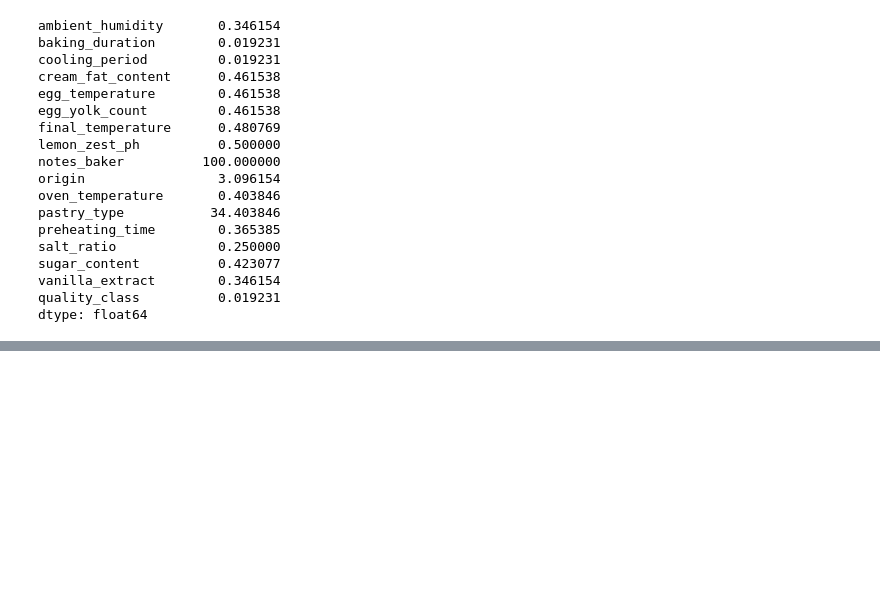
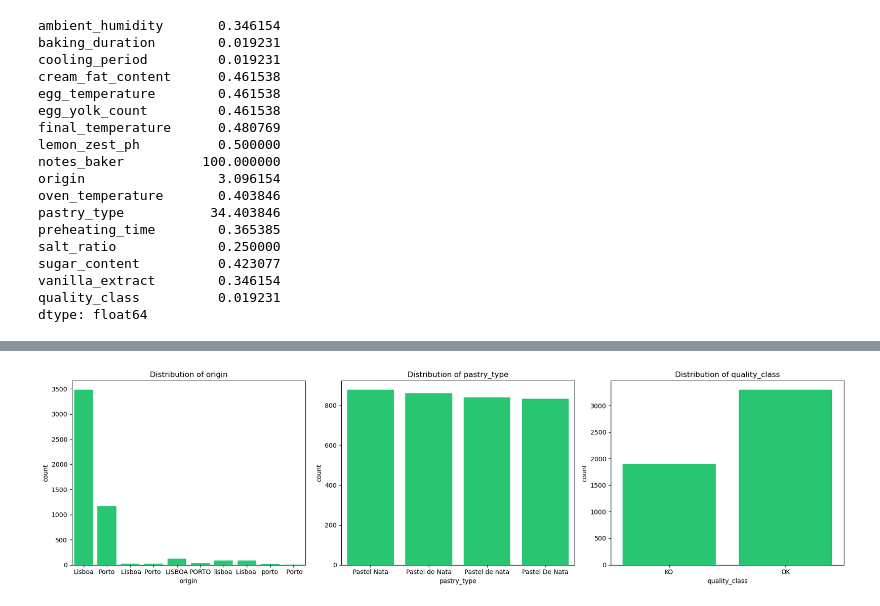
Before and after one commit to gugaffranco/MachineLearning1G08, a Jupyter notebook: ML08_NB1_DATA_EXPLORATION.ipynb, the cells around one changed output, grey strips where cells are left out. Drawn from its saved outputs; the diff is of its cells as text; code cells hidden in the pictures; blank space fills up the shorter version.

```diff
--- a/ML08_NB1_DATA_EXPLORATION.ipynb
+++ b/ML08_NB1_DATA_EXPLORATION.ipynb
@@ -131,0 +193,2 @@ dtype: float64
+# %%
+categorical_cols = ['origin', 'pastry_type', 'quality_class'] # creating a list of all the categorical columns
@@ -131,0 +197,4 @@ dtype: float64
+# %%
+for col in categorical_cols:
+    unique_values = learn_data[col].unique()  # collect unique values
+    print(f"COLUMN: {col}\nUNIQUE VALUES: {unique_values}\n\n") # print them
@@ -131,0 +224,9 @@ dtype: float64
+# %%
+fig, axes = plt.subplots(1, 3, figsize=(18, 5)) # creating the figure with 3 subplots
+for ax, col in zip(axes, categorical_cols): # iteration over categorical columns, assigning them to subplots/axes
+    sns.countplot(data=learn_data, x=col, ax=ax, color='#0EE071') # creating countplot for each categorical column
+    ax.set_title(f'Distribution of {col}') # setting title for each subplot
+plt.tight_layout() # adjusting layout
+plt.show() # displaying the plots
+# %% [output]
+[figure, added]
```
Also changed, not shown: parts of 53 cells of this notebook.
